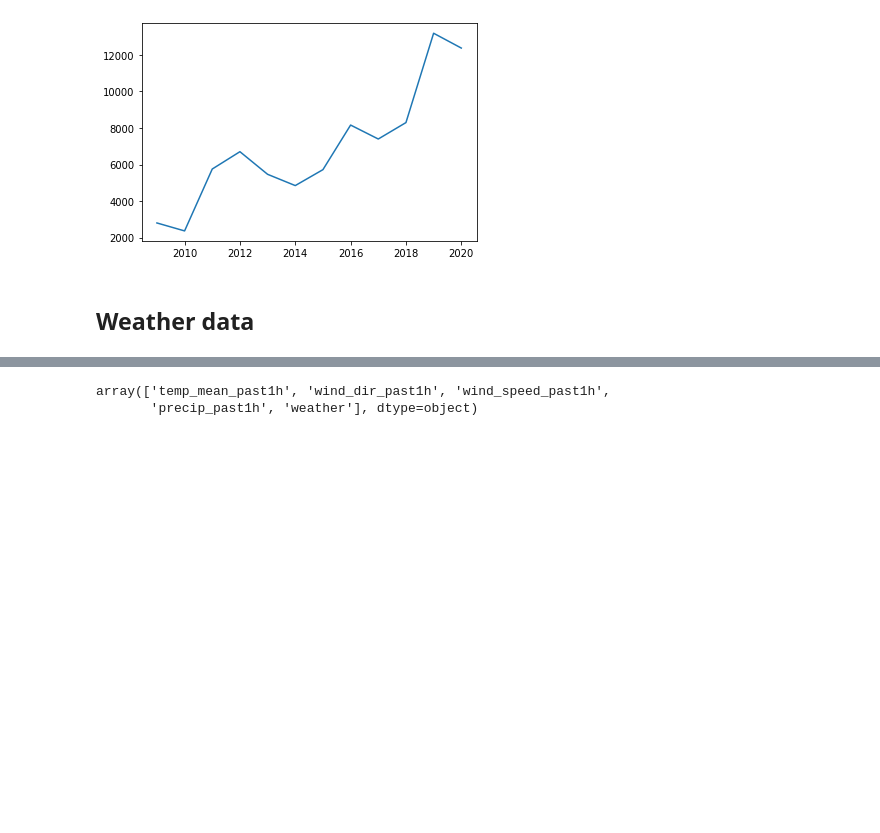
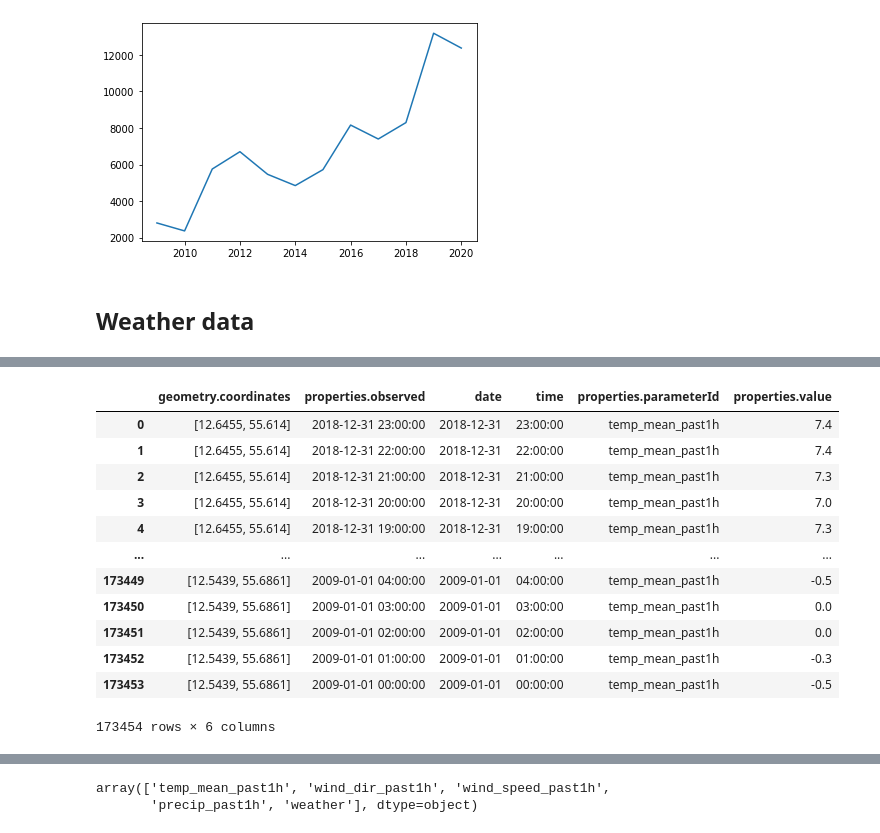
Before and after one commit to LasseBredmose/social_data_2022_project, a Jupyter notebook: dmi.ipynb, the cells around one changed output, grey strips where cells are left out. Drawn from its saved outputs; the diff is of its cells as text; code cells hidden in the pictures; blank space fills up the shorter version.

```diff
--- a/dmi.ipynb
+++ b/dmi.ipynb
@@ -206,0 +264,17 @@ for param in param_list:
+# %%
+df_temp = df_weather[df_weather['properties.parameterId'] == 'temp_mean_past1h']
+df_temp
+# %% [output]
+|  | geometry.coordinates | properties.observed | date | time | properties.parameterId | properties.value |
+| 0 | [12.6455, 55.614] | 2018-12-31 23:00:00 | 2018-12-31 | 23:00:00 | temp_mean_past1h | 7.4 |
+| 1 | [12.6455, 55.614] | 2018-12-31 22:00:00 | 2018-12-31 | 22:00:00 | temp_mean_past1h | 7.4 |
+| 2 | [12.6455, 55.614] | 2018-12-31 21:00:00 | 2018-12-31 | 21:00:00 | temp_mean_past1h | 7.3 |
+| 3 | [12.6455, 55.614] | 2018-12-31 20:00:00 | 2018-12-31 | 20:00:00 | temp_mean_past1h | 7.0 |
+| 4 | [12.6455, 55.614] | 2018-12-31 19:00:00 | 2018-12-31 | 19:00:00 | temp_mean_past1h | 7.3 |
+| ... | ... | ... | ... | ... | ... | ... |
+| 173449 | [12.5439, 55.6861] | 2009-01-01 04:00:00 | 2009-01-01 | 04:00:00 | temp_mean_past1h | -0.5 |
+| 173450 | [12.5439, 55.6861] | 2009-01-01 03:00:00 | 2009-01-01 | 03:00:00 | temp_mean_past1h | 0.0 |
+| 173451 | [12.5439, 55.6861] | 2009-01-01 02:00:00 | 2009-01-01 | 02:00:00 | temp_mean_past1h | 0.0 |
+| 173452 | [12.5439, 55.6861] | 2009-01-01 01:00:00 | 2009-01-01 | 01:00:00 | temp_mean_past1h | -0.3 |
+| 173453 | [12.5439, 55.6861] | 2009-01-01 00:00:00 | 2009-01-01 | 00:00:00 | temp_mean_past1h | -0.5 |
+173454 rows × 6 columns
```
Also changed, not shown: parts of 18 cells of this notebook, 1 other file.
